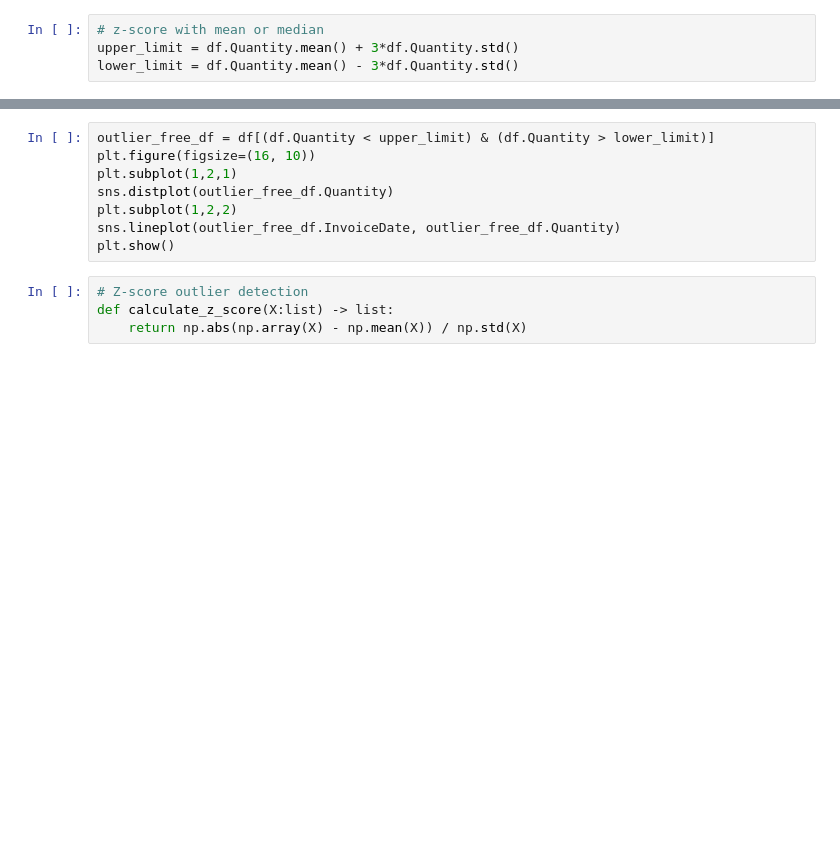
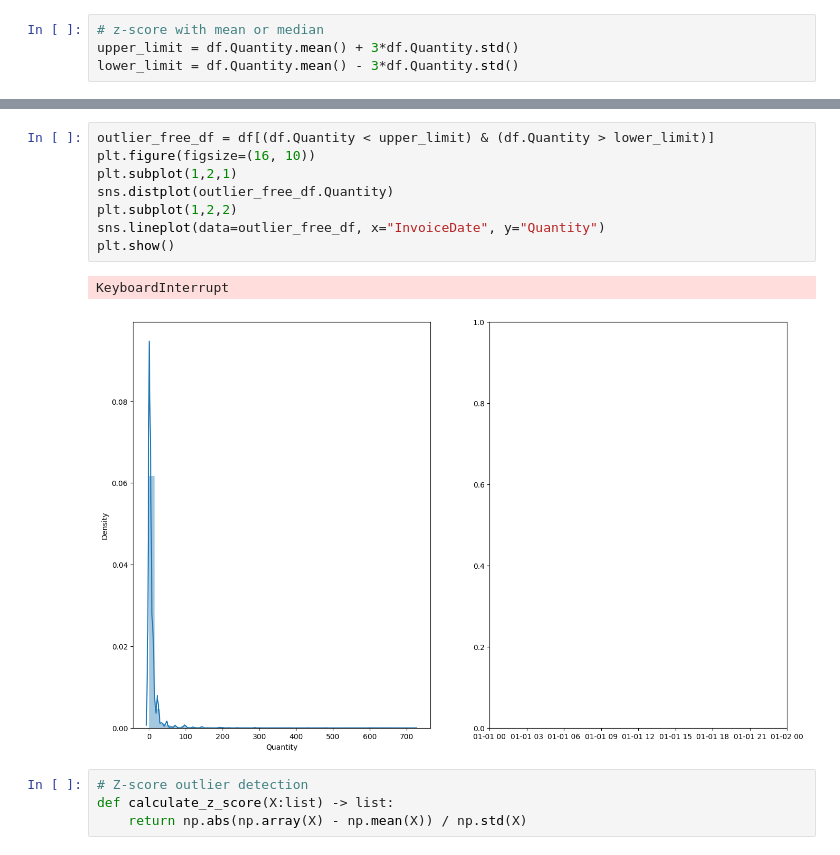
Before and after one commit to armhijacker/customer_behaviour, a Jupyter notebook: Week_4_Outlier_Detection_and_NAs_2.ipynb, the cells around one changed output, grey strips where cells are left out. Saved outputs shown, nothing was run; the diff lists cells and outputs as text; blank space fills up the shorter version.

```diff
--- a/Week_4_Outlier_Detection_and_NAs_2.ipynb
+++ b/Week_4_Outlier_Detection_and_NAs_2.ipynb
@@ -165,11 +177,14 @@ print("Lowest allowed",lower_limit)
 # %%
 outlier_free_df = df[(df.Quantity < upper_limit) & (df.Quantity > lower_limit)]
 plt.figure(figsize=(16, 10))
 plt.subplot(1,2,1)
 sns.distplot(outlier_free_df.Quantity)
 plt.subplot(1,2,2)
-sns.lineplot(outlier_free_df.InvoiceDate, outlier_free_df.Quantity)
+sns.lineplot(data=outlier_free_df, x="InvoiceDate", y="Quantity")
 plt.show()
+# %% [output]
+KeyboardInterrupt
+[figure, added]
 # %%
 # Z-score outlier detection
 def calculate_z_score(X:list) -> list:
```
Also changed, not shown: parts of 6 cells of this notebook, 4 other files.
